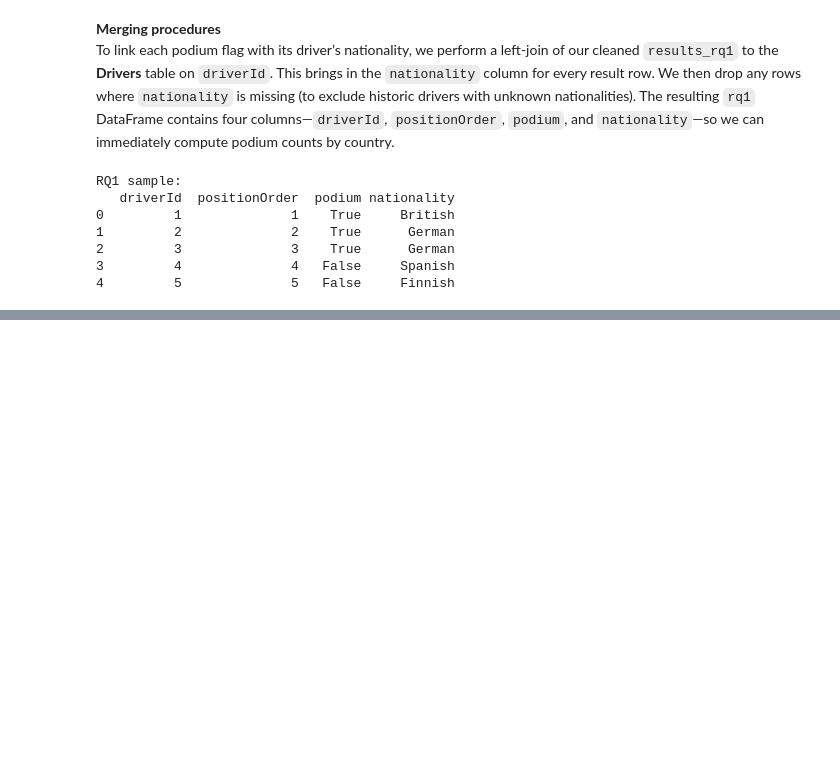
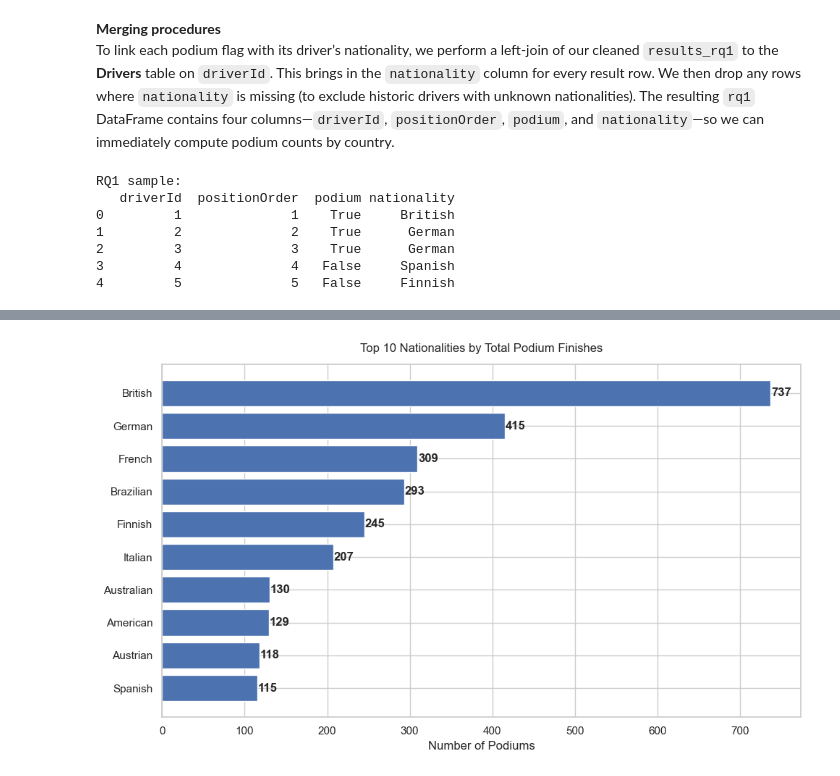
Before and after one commit to yrqoeuqo123/FinalProject_QTM151, a Jupyter notebook: final_project/final_projects.ipynb, the cells around one changed output, grey strips where cells are left out. Cells and saved outputs as stored; diff of their text form; code cells hidden in the pictures; blank space fills up the shorter version.

```diff
--- a/final_project/final_projects.ipynb
+++ b/final_project/final_projects.ipynb
@@ -812,0 +1163,9 @@ Sample of driver debuts:
+# %%
+# Count how many times each nationality appears (starts)
+starts   = rq1.groupby('nationality').size()
+
+# Count how many of those are podiums
+podiums  = rq1[rq1.podium].groupby('nationality').size()
+
+# Combine into one DataFrame
+metrics  = pd.DataFrame({'starts': starts, 'podiums': podiums}).fillna(0)
@@ -812,0 +1176,2 @@ Sample of driver debuts:
+# %%
+metrics['rate'] = metrics['podiums'] / metrics['starts']
@@ -812,0 +1182,13 @@ Sample of driver debuts:
+# %%
+top_counts = metrics['podiums'].sort_values(ascending=False).head(10)
+
+plt.figure(figsize=(10,6))
+plt.barh(top_counts.index[::-1], top_counts.values[::-1])
+plt.title("Top 10 Nationalities by Total Podium Finishes", pad=12)
+plt.xlabel("Number of Podiums")
+for i, v in enumerate(top_counts.values[::-1]):
+    plt.text(v + 1, i, f"{int(v):,}", va="center", fontweight="bold")
+plt.tight_layout()
+plt.show()
+# %% [output]
+[figure, added]
```
Also changed, not shown: parts of 40 cells of this notebook, 1 other file.
